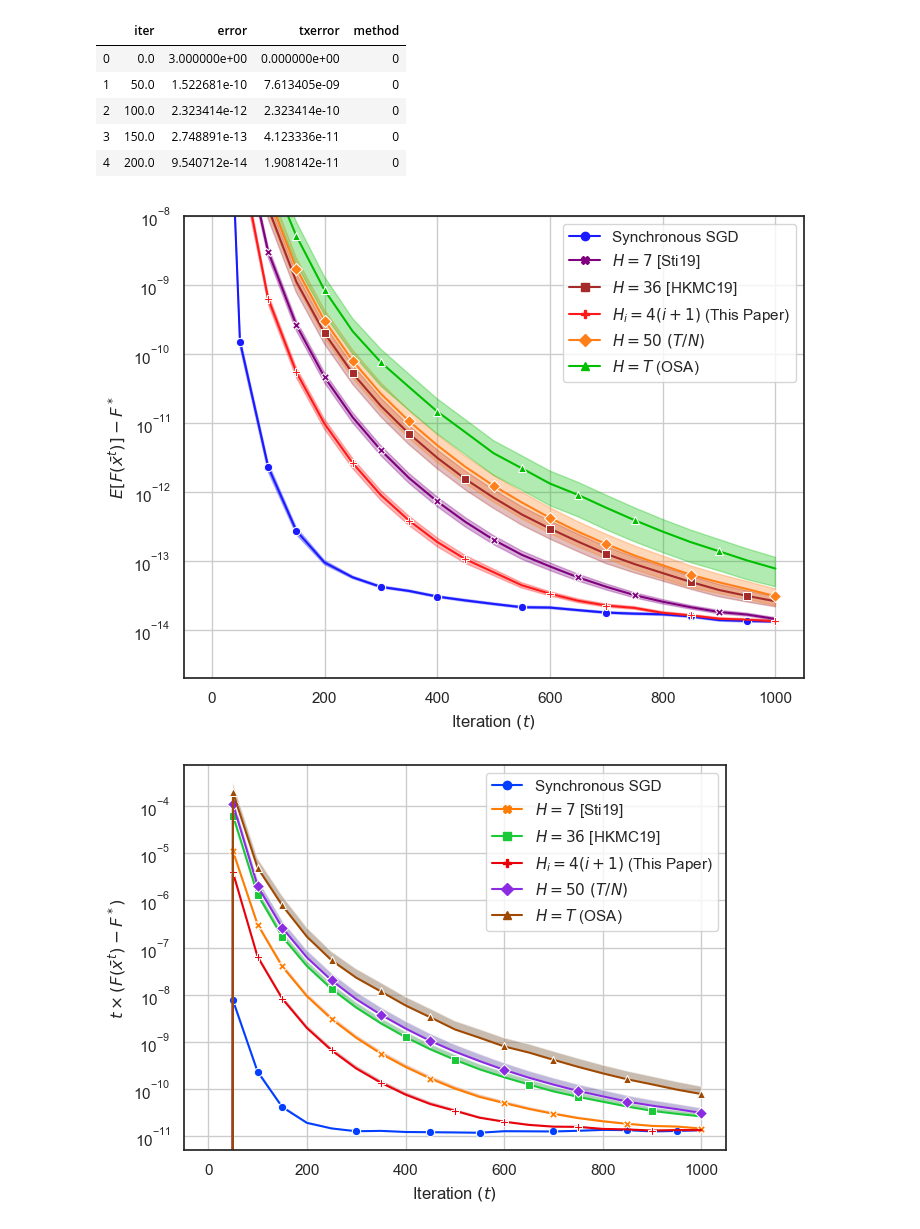
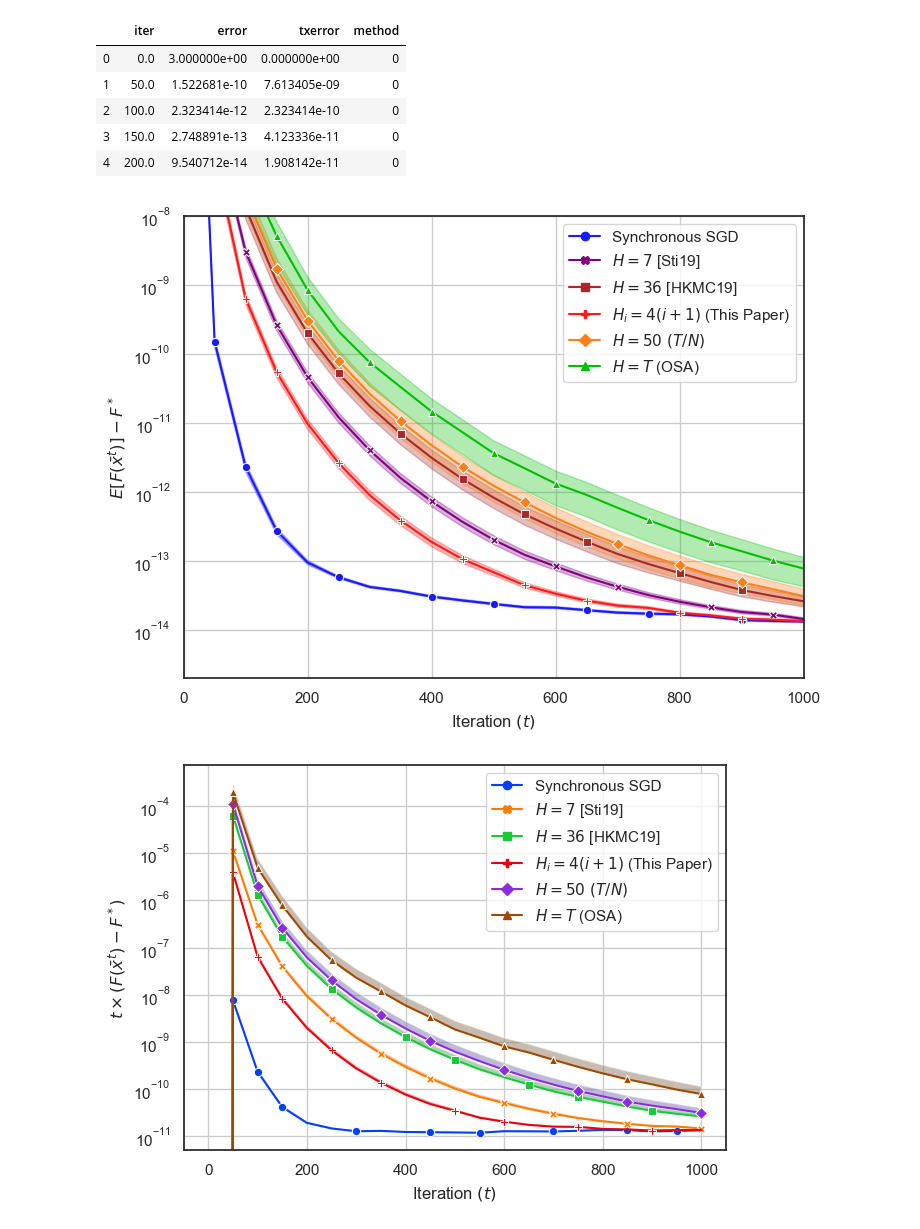
Before and after one commit to spiridonoff/Local-SGD, a Jupyter notebook: quadratic_conditioned.ipynb, the cells around one changed output. Drawn from its saved outputs; the diff is of its cells as text; code cells hidden in the pictures.

Commit message:
generate quad cond plots

```diff
--- a/quadratic_conditioned.ipynb
+++ b/quadratic_conditioned.ipynb
@@ -364,35 +364,35 @@ ax = sns.lineplot(x = 'iter', y= 'error', data = iter_df, #.loc[iter_df['method'
                   hue = 'method',
 #                   palette = 'bright',
                   palette = plot_colors,
                   style = 'method',  markers = True, dashes = False, markevery=.1)
 
 plt.gca().set_prop_cycle(None)
 for m in methods:
     iter_std = iter_std_dict[m]
     plt.fill_between(
         arg.plot_every*np.arange(len(iter_std)),
         (iter_avg_dict[m] - iter_std),
         (iter_avg_dict[m] + iter_std),
         alpha=0.3,
         color = plot_colors[m],
     )
 
 plt.yscale('log')
 # plt.xscale('log')
 plt.grid()
 plt.xlabel(r'Iteration $(t)$')
 plt.ylabel(r'$E[F(\bar x^t)] - F^*$')
 
-# plt.xlim([0,1000])
+plt.xlim([0,1000])
 plt.ylim([2e-15, 1e-8])
 
 handles, labels = ax.get_legend_handles_labels()
 ax.legend(handles=handles[1:], labels=[plot_labels[int(m)] for m in labels[1:]])
 
 # plt.savefig('figures/iteration_skewed.png', dpi=240, transparent=False, bbox_inches='tight')
 plt.show()
 # %% [output]
-[figure, old version]
+[figure, new version]
 # %%
 ax = sns.lineplot(x = 'iter', y= 'txerror', data = iter_df, #.loc[iter_df['method'].isin([plot_labels[i] for i in [0,3]])],
                   hue = 'method', palette = 'bright', style = 'method',  markers = True, dashes = False, markevery=.1)
```
Also changed, not shown: parts of 1 cell of this notebook.
